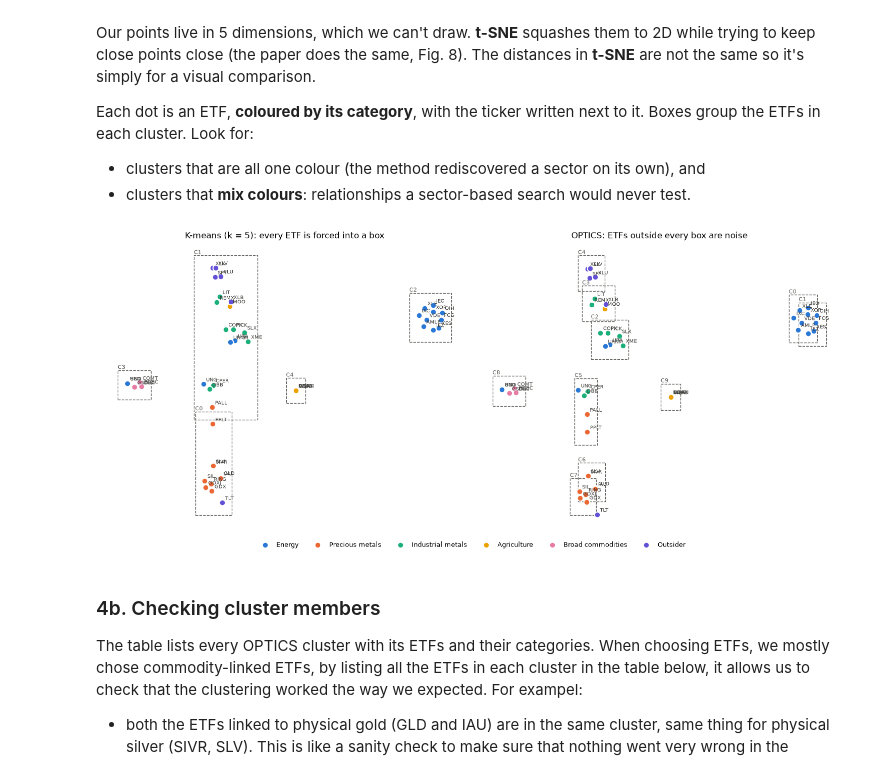
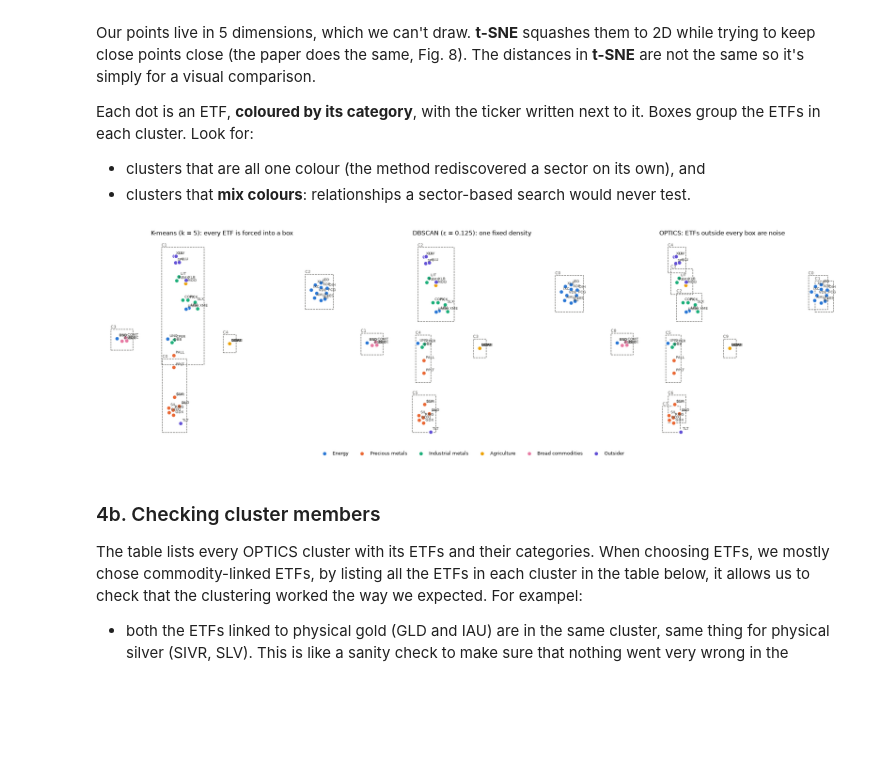
Before and after one commit to emesefw/OPTICS-model-for-Pairs-Trading, a Jupyter notebook: clustering_pairs_pipeline.ipynb, the cells around one changed output. Cells and saved outputs as stored; diff of their text form; code cells hidden in the pictures; blank space fills up the shorter version.

Commit message:
incorporated DBSCAN into the rest of the code

```diff
--- a/clustering_pairs_pipeline.ipynb
+++ b/clustering_pairs_pipeline.ipynb
@@ -363,0 +369,32 @@ plt.show()
+# %%
+from sklearn.neighbors import NearestNeighbors
+
+X = features.values          # reset X: the DBSCAN diagram cell above reuses X for its toy points
+DBSCAN_MIN_SAMPLES = OPTICS_MIN_SAMPLES     # same MinPts as OPTICS so the comparison is fair
+
+# Choosing eps with the k-distance plot
+nn = NearestNeighbors(n_neighbors=DBSCAN_MIN_SAMPLES).fit(X)
+k_dist = np.sort(nn.kneighbors(X)[0][:, -1])     # distance to each ETF's MinPts-th neighbour (itself included)
+
+x_norm = np.linspace(0, 1, len(k_dist))
+y_norm = (k_dist - k_dist.min()) / (k_dist.max() - k_dist.min())
+dbscan_eps = k_dist[np.argmax(x_norm - y_norm)]  # elbow: furthest below the line from first to last point
+# dbscan_eps = 0.10                              # <- or set by hand after looking at the plot
+
+dbscan = DBSCAN(eps=dbscan_eps, min_samples=DBSCAN_MIN_SAMPLES).fit(X)
+dbscan_labels = dbscan.labels_
+dbscan_n_clusters = dbscan_labels.max() + 1
+dbscan_n_noise = (dbscan_labels == -1).sum()
+
+fig, ax = plt.subplots(figsize=(8, 3.5))
+ax.plot(range(1, len(k_dist) + 1), k_dist, marker="o", ms=4, color="#2a78d6")
+ax.axhline(dbscan_eps, color="#e41a1c", ls="--", lw=1)
+ax.text(1, dbscan_eps, f" ε = {dbscan_eps:.3f}", color="#e41a1c", va="bottom")
+ax.set_xlabel("ETFs, sorted by k-distance")
+ax.set_ylabel(f"Distance to {DBSCAN_MIN_SAMPLES}-th neighbour")
+ax.set_title("k-distance plot: ε is set at the elbow, where the distances shoot up")
+for s in ("top", "right"): ax.spines[s].set_visible(False)
+plt.tight_layout(); plt.show()
+
+print(f"DBSCAN (ε = {dbscan_eps:.3f}, MinPts = {DBSCAN_MIN_SAMPLES}) found {dbscan_n_clusters} clusters "
+      f"and left {dbscan_n_noise} of {len(X)} ETFs as noise.")
@@ -450,36 +478,37 @@ Each dot is an ETF, **coloured by its category**, with the ticker written next t
 coords = TSNE(n_components=2, perplexity=min(10, len(X) - 1),
               random_state=RANDOM_STATE, init="pca").fit_transform(X)
 coords = pd.DataFrame(coords, index=features.index, columns=["x", "y"])
 
 def cluster_picture(labels, title, ax):
     for cat, col in CATEGORY_COLORS.items():
         pts = coords[categories == cat]
         if len(pts):
             ax.scatter(pts.x, pts.y, s=70, color=col, label=cat,
                        edgecolor="white", linewidth=1.5, zorder=3)
     for t, (x, y) in coords.iterrows():
         ax.annotate(t, (x, y), xytext=(4, 4), textcoords="offset points",
                     fontsize=7, color="#3d3d3a")
     pad = 0.03 * (coords.max() - coords.min()).max()      # box margin: 3% of the plot size
     for c in sorted(set(labels) - {-1}):
         pts = coords[labels == c]
         ax.add_patch(plt.Rectangle((pts.x.min() - pad, pts.y.min() - pad),
                                    pts.x.max() - pts.x.min() + 2 * pad,
                                    pts.y.max() - pts.y.min() + 2 * pad,
                                    fill=False, ec="#5f5e5a", lw=1, ls="--", zorder=1))
         ax.text(pts.x.min() - pad, pts.y.max() + pad, f"C{c}", fontsize=8,
                 color="#5f5e5a", va="bottom")
     ax.set_title(title); ax.set_xticks([]); ax.set_yticks([])
     for s in ax.spines.values(): s.set_visible(False)
 
-fig, axes = plt.subplots(1, 2, figsize=(15, 6.5))
+fig, axes = plt.subplots(1, 3, figsize=(21, 6.5))
 cluster_picture(kmeans_labels, f"K-means (k = {best_k}): every ETF is forced into a box", axes[0])
-cluster_picture(optics_labels, "OPTICS: ETFs outside every box are noise", axes[1])
+cluster_picture(dbscan_labels, f"DBSCAN (ε = {dbscan_eps:.3f}): one fixed density", axes[1])
+cluster_picture(optics_labels, "OPTICS: ETFs outside every box are noise", axes[2])
 handles, names = axes[0].get_legend_handles_labels()
 fig.legend(handles, names, loc="lower center", ncol=len(names), frameon=False, fontsize=9)
 plt.tight_layout(rect=(0, 0.05, 1, 1)); plt.show()
 # %% [output]
-[figure, old version]
+[figure, new version]
 # %% [markdown]
 ### 4b. Checking cluster members
 
```
Also changed, not shown: parts of 7 cells of this notebook.
